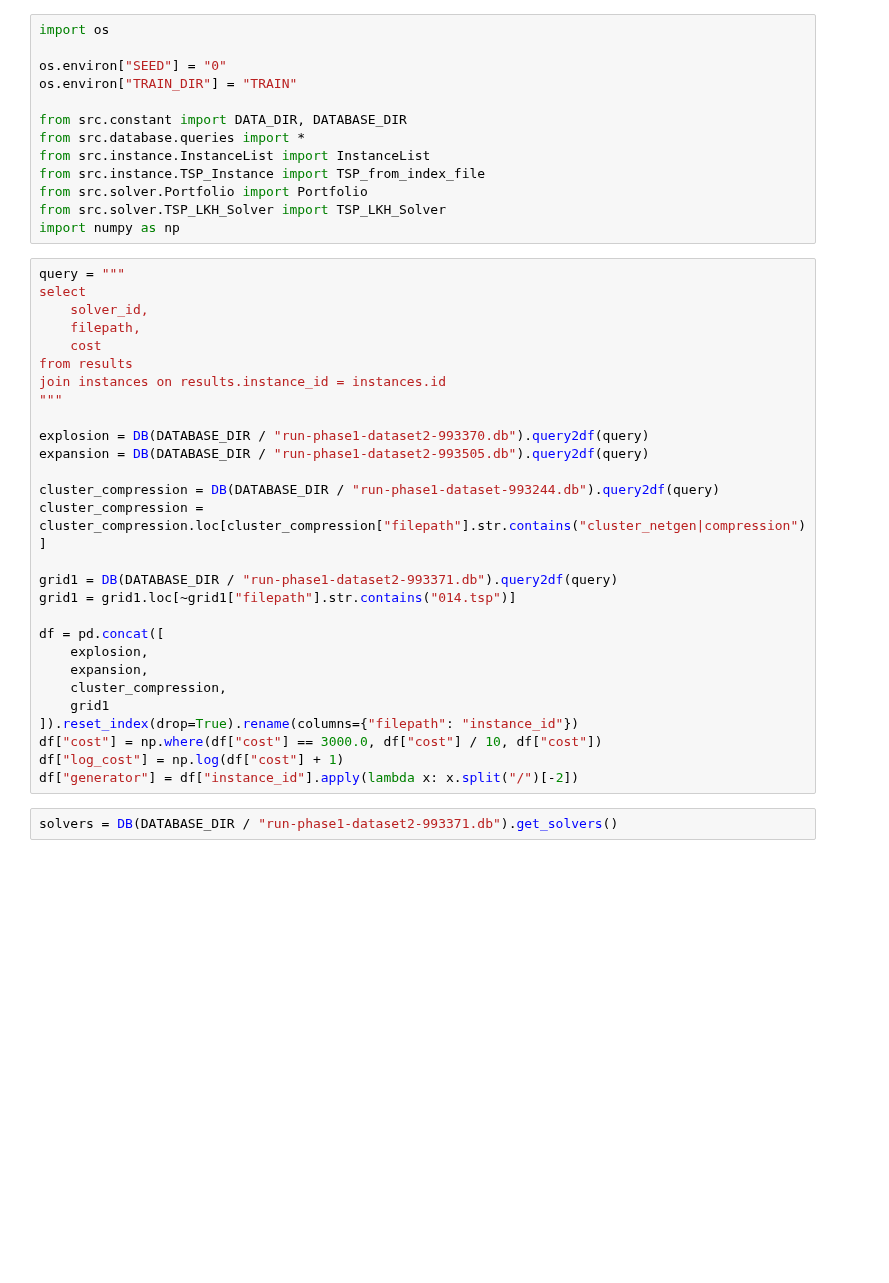
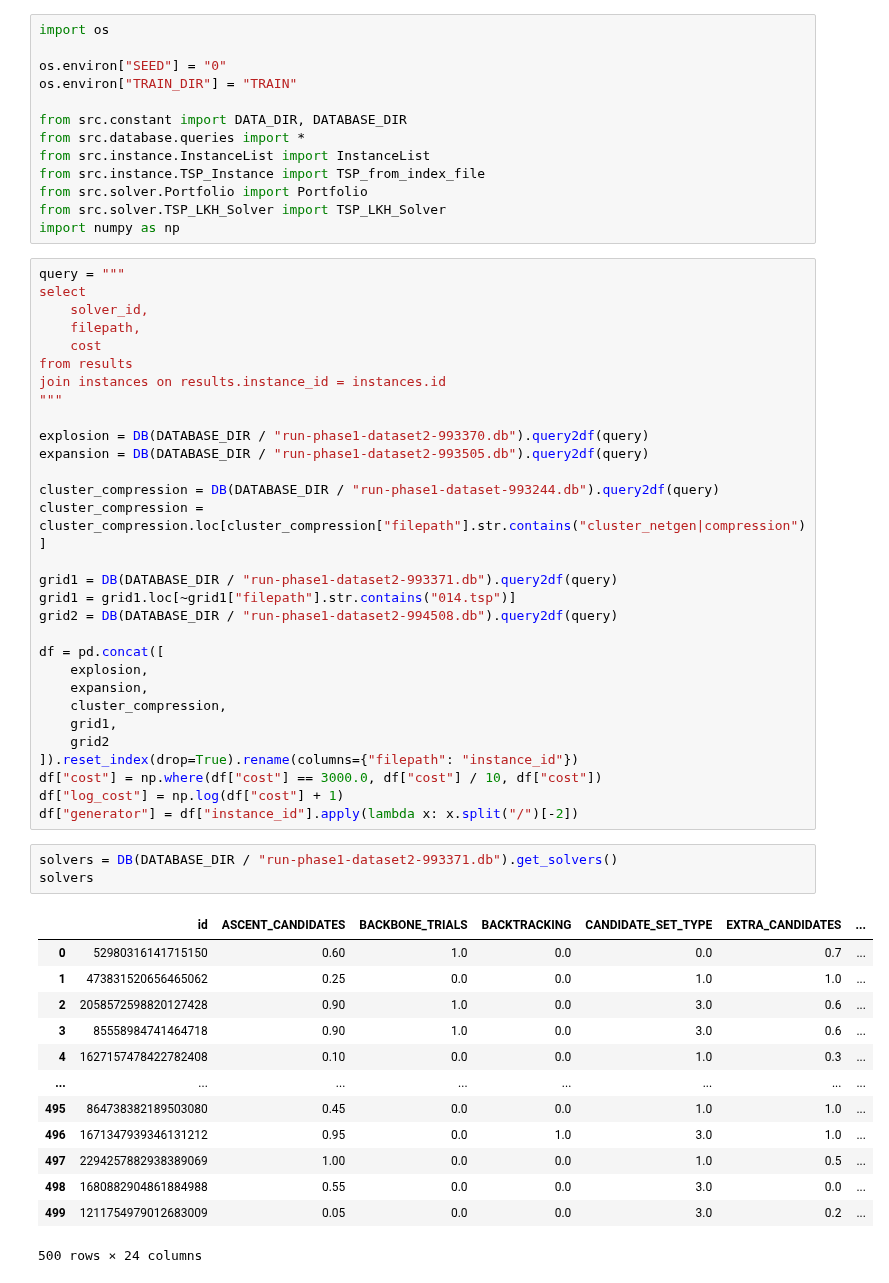
Before and after one commit to zakrzewow/raw-algorithm-portfolios, a Jupyter notebook: test.ipynb, the cells around one changed output. Saved outputs shown, nothing was run; the diff lists cells and outputs as text; blank space fills up the shorter version.

```diff
--- a/test.ipynb
+++ b/test.ipynb
@@ -29,18 +29,35 @@ cluster_compression = cluster_compression.loc[cluster_compression["filepath"].st
 
 grid1 = DB(DATABASE_DIR / "run-phase1-dataset2-993371.db").query2df(query)
 grid1 = grid1.loc[~grid1["filepath"].str.contains("014.tsp")]
+grid2 = DB(DATABASE_DIR / "run-phase1-dataset2-994508.db").query2df(query)
 
 df = pd.concat([
     explosion,
     expansion,
     cluster_compression,
-    grid1
+    grid1,
+    grid2
 ]).reset_index(drop=True).rename(columns={"filepath": "instance_id"})
 df["cost"] = np.where(df["cost"] == 3000.0, df["cost"] / 10, df["cost"])
 df["log_cost"] = np.log(df["cost"] + 1)
 df["generator"] = df["instance_id"].apply(lambda x: x.split("/")[-2])
 # %%
 solvers = DB(DATABASE_DIR / "run-phase1-dataset2-993371.db").get_solvers()
+solvers
+# %% [output]
+|  | id | ASCENT_CANDIDATES | BACKBONE_TRIALS | BACKTRACKING | CANDIDATE_SET_TYPE | EXTRA_CANDIDATES | ... |
+| 0 | 52980316141715150 | 0.60 | 1.0 | 0.0 | 0.0 | 0.7 | ... |
+| 1 | 473831520656465062 | 0.25 | 0.0 | 0.0 | 1.0 | 1.0 | ... |
+| 2 | 2058572598820127428 | 0.90 | 1.0 | 0.0 | 3.0 | 0.6 | ... |
+| 3 | 85558984741464718 | 0.90 | 1.0 | 0.0 | 3.0 | 0.6 | ... |
+| 4 | 1627157478422782408 | 0.10 | 0.0 | 0.0 | 1.0 | 0.3 | ... |
+| ... | ... | ... | ... | ... | ... | ... | ... |
+| 495 | 864738382189503080 | 0.45 | 0.0 | 0.0 | 1.0 | 1.0 | ... |
+| 496 | 1671347939346131212 | 0.95 | 0.0 | 1.0 | 3.0 | 1.0 | ... |
+| 497 | 2294257882938389069 | 1.00 | 0.0 | 0.0 | 1.0 | 0.5 | ... |
+| 498 | 1680882904861884988 | 0.55 | 0.0 | 0.0 | 3.0 | 0.0 | ... |
+| 499 | 1211754979012683009 | 0.05 | 0.0 | 0.0 | 3.0 | 0.2 | ... |
+500 rows × 24 columns
 # %%
 df["solver_id"].nunique(), df["instance_id"].nunique()
 # %% [output]
```
Also changed, not shown: parts of 7 cells of this notebook, 2 other files.
